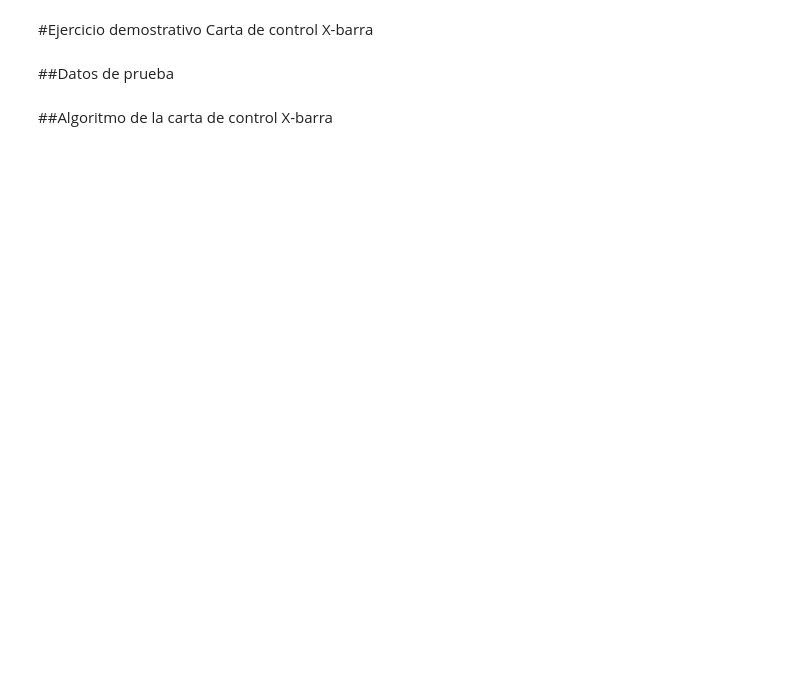
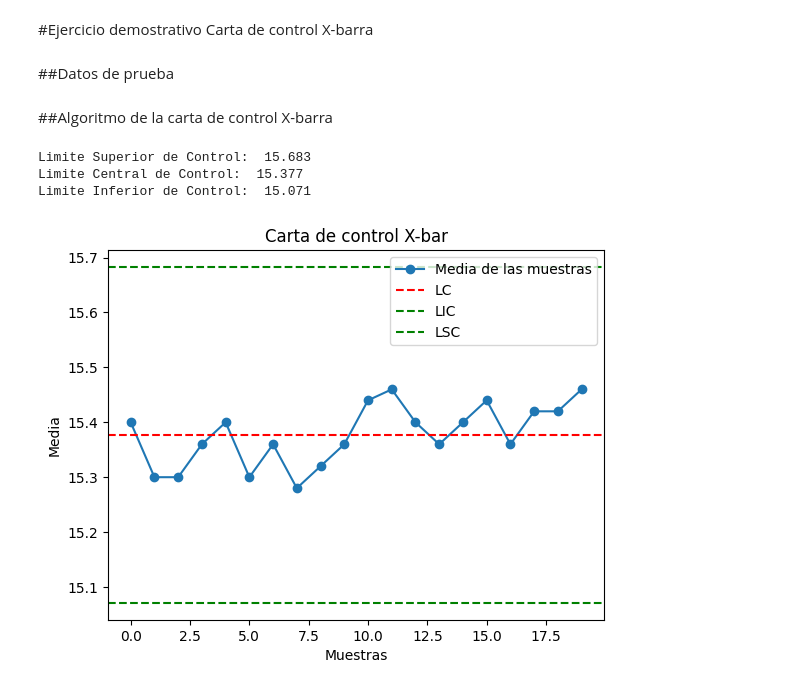
Before and after one commit to datawithjulianuribe/Libro_Programando_CEP, a Jupyter notebook: Cap4_Carta_X_barra.ipynb, the cells around one changed output. Cells and saved outputs as stored; diff of their text form; code cells hidden in the pictures; blank space fills up the shorter version.

```diff
--- a/Cap4_Carta_X_barra.ipynb
+++ b/Cap4_Carta_X_barra.ipynb
@@ -34,34 +35,41 @@ datos = np.array([
 # %%
 #Importe de la librería Numpy para el manejo de datos.
 #Importe de la librería Matplotlib para la construcción del gráfico de control.
 import numpy as np
 import matplotlib.pyplot as plt
 
 #Calcular la media y el rango de cada muestra.
-#Se definen e inicializan dos variables necesarias, las medias y los rangos de los datos. Para ello se utiliza la librería numpy.
+#Se definen e inicializan dos variables necesarias, las medias y los rangos
+#de los datos. Para ello se utiliza la librería numpy.
 medias = np.mean(datos, axis=1)
 rangos = np.max(datos, axis=1) - np.min(datos, axis=1)
 
 #Calcular la media de las medias y el rango promedio.
 media_medias = np.mean(medias)
 media_rangos = np.mean(rangos)
 
 #Calcular los límites de control de la carta X-barra.
 A2 = 0.577  #Factor de corrección cuando n = 5, se debe cambiar cuando n cambie.
-LIC = media_medias - A2 * media_rangos
-LSC = media_medias + A2 * media_rangos
+LIC = round(media_medias - (A2 * media_rangos), 3)
+LSC = round(media_medias + (A2 * media_rangos), 3)
 
 #Presentar los resultados de los lîmites de control.
 print('Limite Superior de Control: ', LSC)
 print('Limite Central de Control: ', media_medias)
 print('Limite Inferior de Control: ', LIC)
 
-# Graficar la carta de control X-barra para los datos con los límites calculados con la librería Matplotlib.
+#Graficar la carta de control X-barra para los datos con los límites
+#calculados con la librería Matplotlib.
 fig, ax = plt.subplots()
 ax.plot(medias, 'o-', label='Media de las muestras')
 ax.axhline(y=media_medias, color='r', linestyle='--', label='LC')
 ax.axhline(y=LIC, color='g', linestyle='--', label='LIC')
 ax.axhline(y=LSC, color='g', linestyle='--', label='LSC')
 ax.set(title='Carta de control X-bar', xlabel='Muestras', ylabel='Media')
 ax.legend()
 plt.show()
+# %% [output]
+Limite Superior de Control:  15.683
+Limite Central de Control:  15.377
+Limite Inferior de Control:  15.071
+[figure, added]
```
Also changed, not shown: parts of 1 cell of this notebook, 3 other files.
